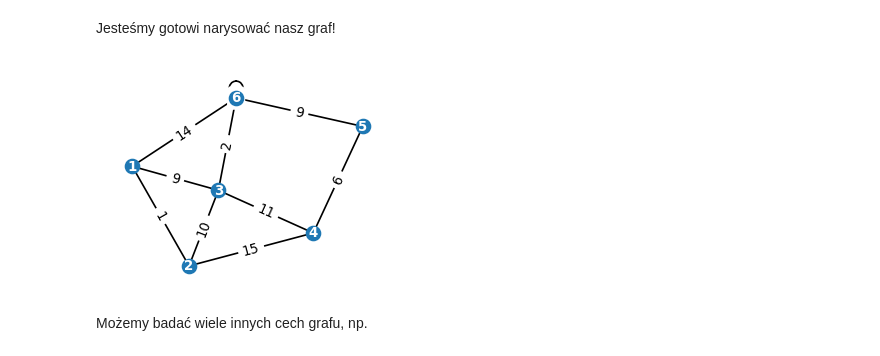
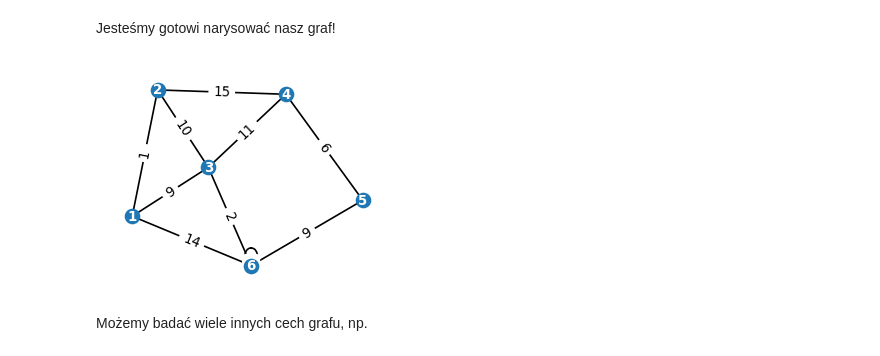
Before and after one commit to bronwojtek/matematyka-dyskretna-python, a Jupyter notebook: md_book/docs/grafy.ipynb, the cells around one changed output. Saved outputs shown, nothing was run; the diff lists cells and outputs as text; code cells hidden in the pictures.

```diff
--- a/md_book/docs/grafy.ipynb
+++ b/md_book/docs/grafy.ipynb
@@ -436,18 +439,20 @@ Stopnie całkowite wierzchołków:  {1: 3, 2: 3, 6: 5, 4: 3, 5: 2, 3: 4}
 # %% [markdown]
 Jesteśmy gotowi narysować nasz graf!
 # %%
+nodePos = nx.spring_layout(G)                # położenia wierzchołków
 label_weight=nx.get_edge_attributes(G,'dist') # etykiety krawędzi
+
 nx.draw_networkx(G, pos=nodePos, with_labels=True, font_size=8, font_color='white',
                  font_weight='bold',node_size=70)
 
 # rysowanie etykiet krawędzi nie działa dla MultiGraph i MultiDiGraph
 if 'Multi' not in str(type(G)):
     nx.draw_networkx_edge_labels(G, pos=nodePos, edge_labels=label_weight,font_size=8);
 
 plt.axis('off')
 plt.show()
 # %% [output]
-[figure, old version]
+[figure, new version]
 # %% [markdown]
 Możemy badać wiele innych cech grafu, np.
 # %%
```
Also changed, not shown: parts of 23 cells of this notebook, 1 other file.
